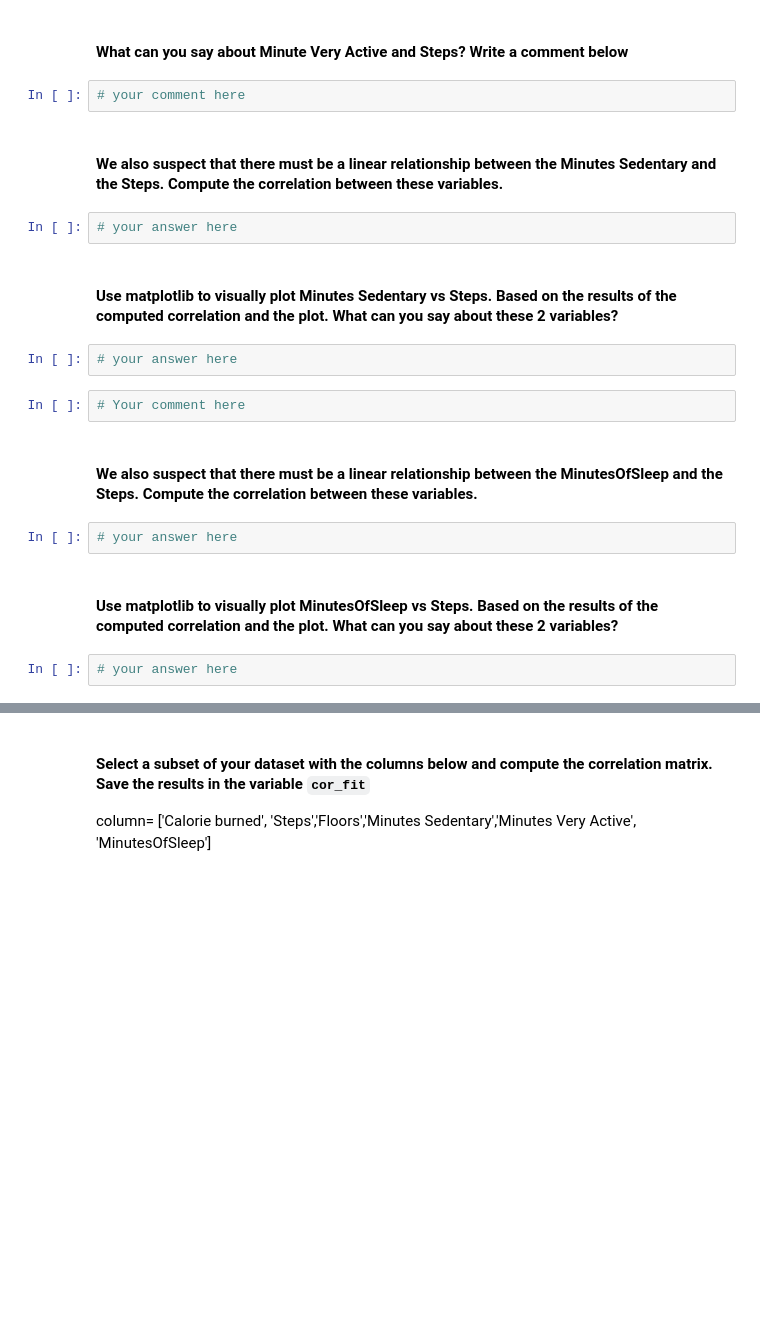
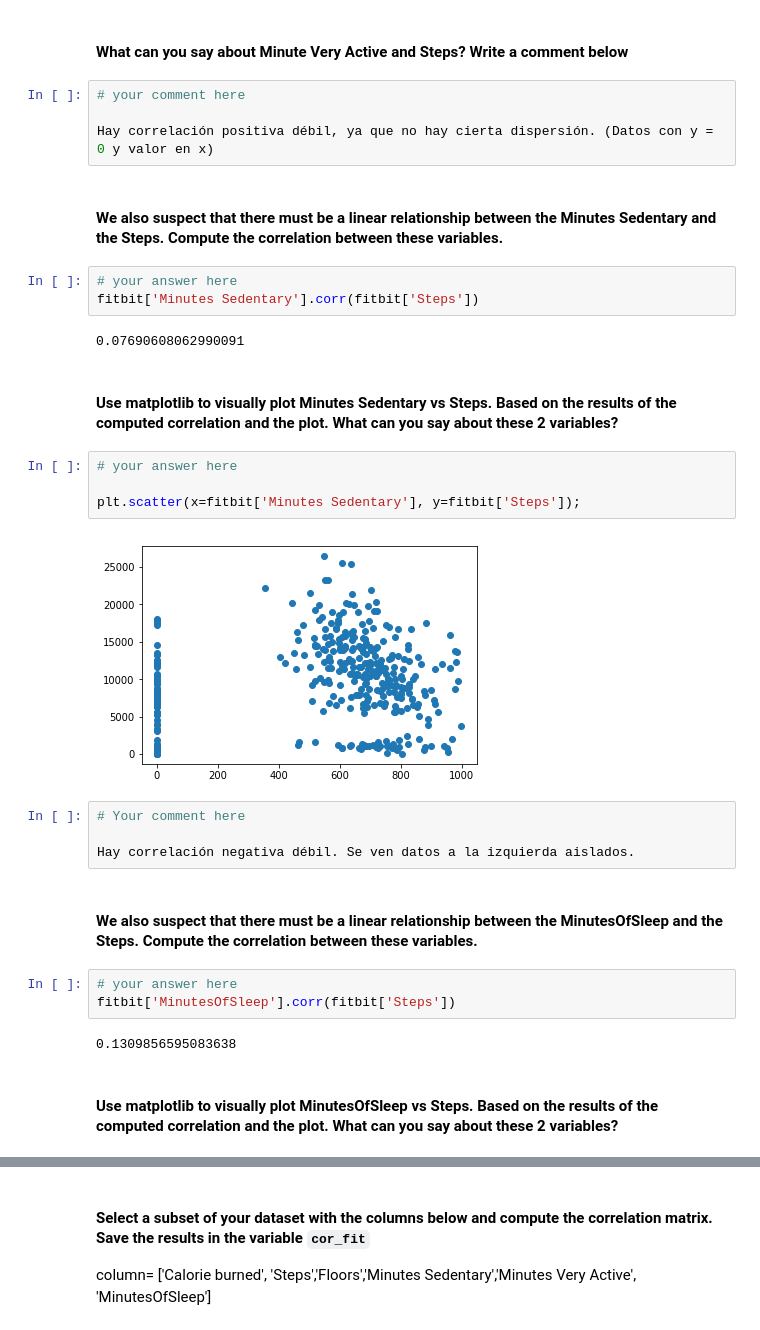
Before and after one commit to gonzalomunozfora/data-labs, a Jupyter notebook: module-2/lab-pivot-table-and-correlation/your_code/main.ipynb, the cells around one changed output, grey strips where cells are left out. Cells and saved outputs as stored; diff of their text form; blank space fills up the shorter version.

```diff
--- a/module-2/lab-pivot-table-and-correlation/your_code/main.ipynb
+++ b/module-2/lab-pivot-table-and-correlation/your_code/main.ipynb
@@ -88,22 +236,34 @@
 # %% [markdown]
 #### What can you say about Minute Very Active and Steps? Write a comment below
-# %%
-# your comment here
+# %%
+# your comment here
+
+Hay correlación positiva débil, ya que no hay cierta dispersión. (Datos con y = 0 y valor en x)
 # %% [markdown]
 #### We also suspect that there must be a linear relationship between the Minutes Sedentary and the Steps. Compute the correlation between these variables.
 # %%
 # your answer here
+fitbit['Minutes Sedentary'].corr(fitbit['Steps'])
+# %% [output]
+0.07690608062990091
 # %% [markdown]
 #### Use matplotlib to visually plot Minutes Sedentary vs Steps. Based on the results of the computed correlation and the plot. What can you say about these 2 variables?
 # %%
 # your answer here
+
+plt.scatter(x=fitbit['Minutes Sedentary'], y=fitbit['Steps']);
+# %% [output]
+[figure, added]
-# %%
-# Your comment here
+# %%
+# Your comment here
+
+Hay correlación negativa débil. Se ven datos a la izquierda aislados.
 # %% [markdown]
 #### We also suspect that there must be a linear relationship between the MinutesOfSleep and the Steps. Compute the correlation between these variables.
 # %%
 # your answer here
+fitbit['MinutesOfSleep'].corr(fitbit['Steps'])
+# %% [output]
+0.1309856595083638
 # %% [markdown]
 #### Use matplotlib to visually plot MinutesOfSleep vs Steps. Based on the results of the computed correlation and the plot. What can you say about these 2 variables?
-# %%
-# your answer here
```
Also changed, not shown: parts of 37 cells of this notebook.
